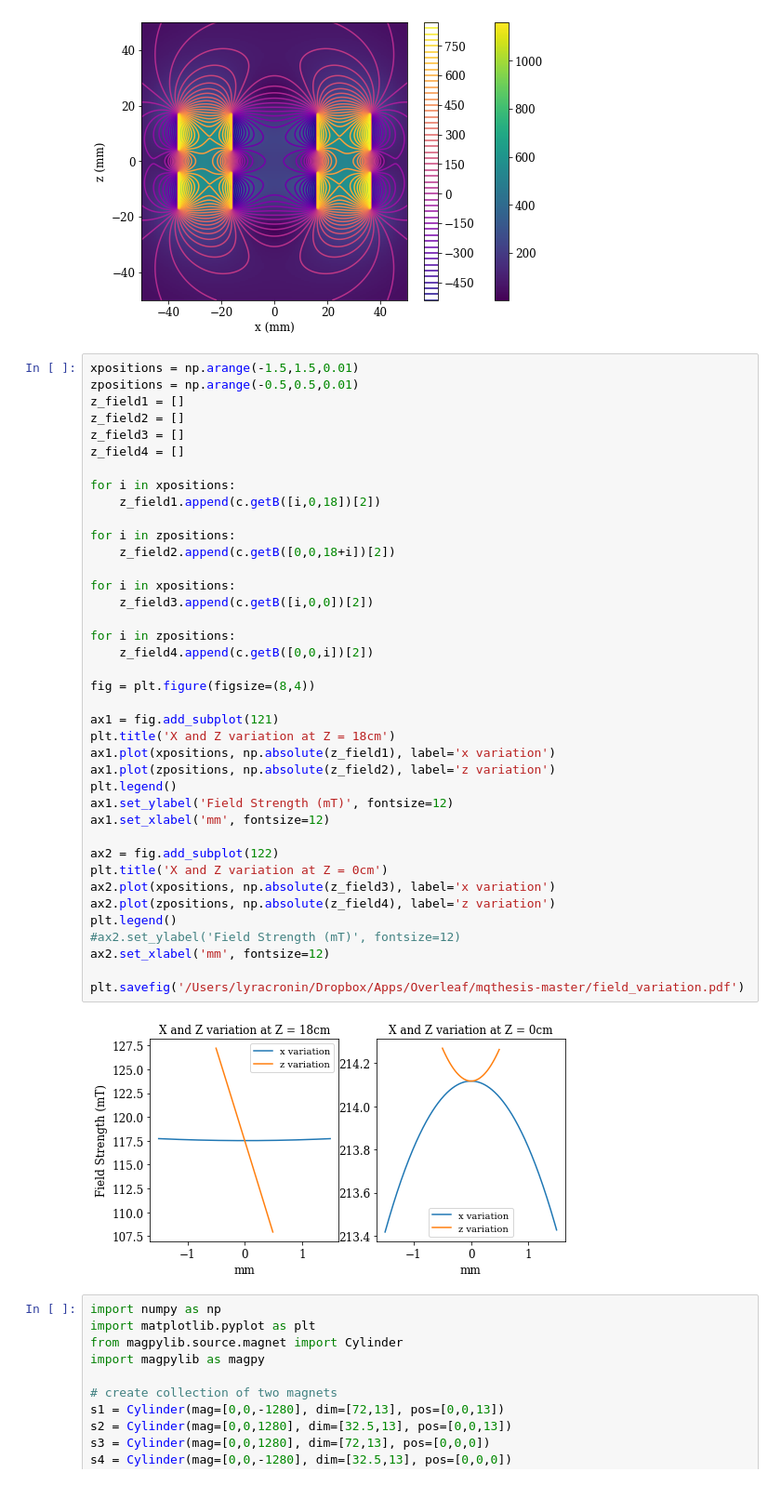
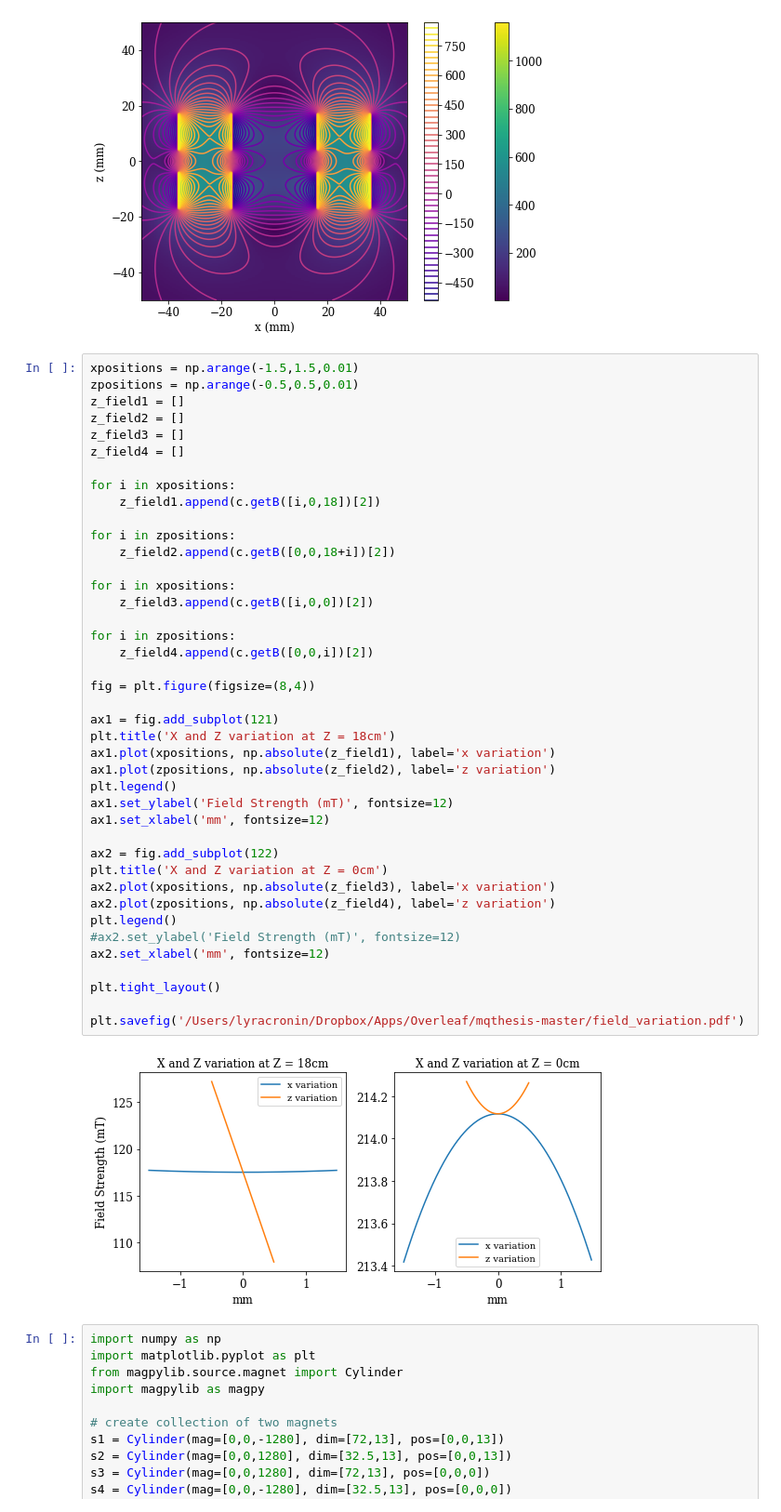
Before and after one commit to Lyra-Cronin/Thesis-Python, a Jupyter notebook: Magnetic simulation.ipynb, the cells around one changed output. Shown at 93% size. Saved outputs shown, nothing was run; the diff lists cells and outputs as text.

```diff
--- a/Magnetic simulation.ipynb
+++ b/Magnetic simulation.ipynb
@@ -193,34 +193,36 @@ for i in xpositions:
 
 for i in zpositions:
     z_field2.append(c.getB([0,0,18+i])[2])
 
 for i in xpositions:
     z_field3.append(c.getB([i,0,0])[2])
 
 for i in zpositions:
     z_field4.append(c.getB([0,0,i])[2])
 
 fig = plt.figure(figsize=(8,4))
 
 ax1 = fig.add_subplot(121)
 plt.title('X and Z variation at Z = 18cm')
 ax1.plot(xpositions, np.absolute(z_field1), label='x variation')
 ax1.plot(zpositions, np.absolute(z_field2), label='z variation')
 plt.legend()
 ax1.set_ylabel('Field Strength (mT)', fontsize=12)
 ax1.set_xlabel('mm', fontsize=12)
 
 ax2 = fig.add_subplot(122)
 plt.title('X and Z variation at Z = 0cm')
 ax2.plot(xpositions, np.absolute(z_field3), label='x variation')
 ax2.plot(zpositions, np.absolute(z_field4), label='z variation')
 plt.legend()
 #ax2.set_ylabel('Field Strength (mT)', fontsize=12)
 ax2.set_xlabel('mm', fontsize=12)
 
+plt.tight_layout()
+
 plt.savefig('/Users/lyracronin/Dropbox/Apps/Overleaf/mqthesis-master/field_variation.pdf')
 # %% [output]
-[figure, old version]
+[figure, new version]
 # %%
 import numpy as np
 import matplotlib.pyplot as plt
```
Also changed, not shown: 2 other files.
